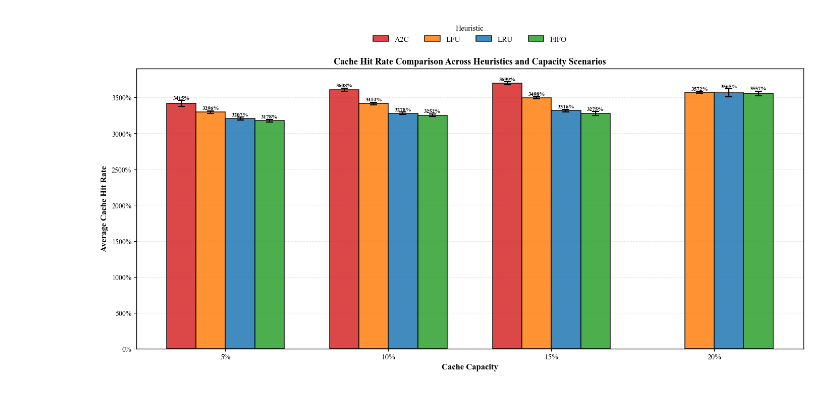
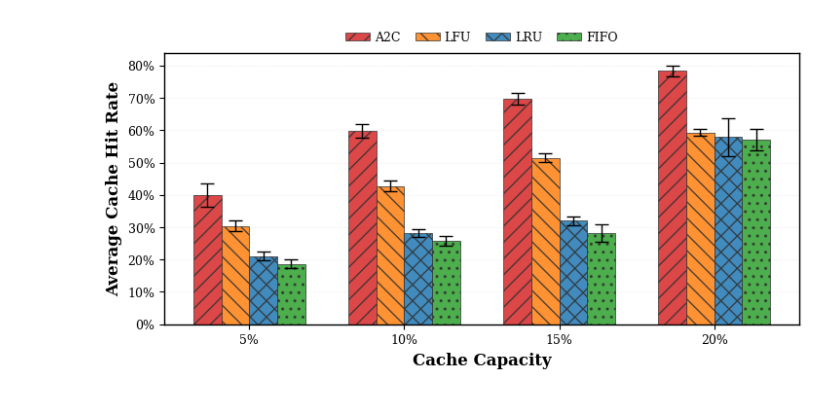
Before and after one commit to es25591/CacheVideoPredict360, a Jupyter notebook: Sources/ResultAnalysis_3.ipynb, the cells around one changed output. Drawn from its saved outputs; the diff is of its cells as text; code cells hidden in the pictures.

```diff
--- a/Sources/ResultAnalysis_3.ipynb
+++ b/Sources/ResultAnalysis_3.ipynb
@@ -769,7 +316,7 @@ CAPACITY_SCENARIOS = {
         'FIFO': os.path.join('..', 'Results', '2026-05-11_13-25'),
     },
     '20%': {
-        'A2C': os.path.join('..', 'Results', '2026-05-11_14-50'),
+        'A2C': os.path.join('..', 'Results', '2026-05-11_15-04'),
         'LFU': os.path.join('..', 'Results', '2026-05-11_13-15'),
         'LRU': os.path.join('..', 'Results', '2026-05-11_12-36'),
         'FIFO': os.path.join('..', 'Results', '2026-05-11_13-28'),
@@ -798,24 +345,23 @@ def load_multi_scenario_metrics(capacity_scenarios: dict, metrics_file: str = 'm
 
     return loaded_data
 
-def plot_heuristics_by_capacity(capacity_scenarios_data: dict, figsize=(14, 7)):
+def plot_heuristics_by_capacity(capacity_scenarios_data: dict, figsize=(7.2, 3.6)):
     """Plot cache hit rate as grouped bars: capacities on x-axis, heuristics as groups."""
 
     plt.rcParams.update({
         "font.family": "serif",
-        "font.size": 11,
-        "axes.labelsize": 12,
-        "axes.titlesize": 13,
-        "legend.fontsize": 11,
-        "xtick.labelsize": 11,
-        "ytick.labelsize": 10,
-        "axes.linewidth": 1.0,
-        "lines.linewidth": 2.0,
+        "font.size": 10,
+        "axes.labelsize": 11,
+        "axes.titlesize": 11,
+        "legend.fontsize": 9,
+        "xtick.labelsize": 9,
+        "ytick.labelsize": 9,
     })
 
     capacities = sorted(capacity_scenarios_data.keys(), key=lambda x: int(x.rstrip('%')))
     heuristics = list(capacity_scenarios_data[capacities[0]].keys())
     colors = {'LFU': '#ff7f0e', 'LRU': '#1f77b4', 'FIFO': '#2ca02c', 'A2C': '#d62728'}
+    hatches = ['//', '\\\\', 'xx', '..']
 
     fig, ax = plt.subplots(figsize=figsize, constrained_layout=True)
 
@@ -829,8 +375,8 @@ def plot_heuristics_by_capacity(capacity_scenarios_data: dict, figsize=(14, 7)):
         for capacity in capacities:
             if heuristic in capacity_scenarios_data[capacity]:
                 df = capacity_scenarios_data[capacity][heuristic]
-                avg_chr.append(df['psnr'].mean())
-                std_chr.append(df['psnr'].std())
+                avg_chr.append(df['chr'].mean())
+                std_chr.append(df['chr'].std())
             else:
                 avg_chr.append(np.nan)
                 std_chr.append(0)
@@ -845,34 +391,43 @@ def plot_heuristics_by_capacity(capacity_scenarios_data: dict, figsize=(14, 7)):
             color=colors.get(heuristic, '#7f7f7f'),
             alpha=0.85,
             capsize=5,
-            edgecolor='black',
-            linewidth=1.2,
-            error_kw={'elinewidth': 1.5, 'capthick': 1.5},
+            edgecolor='0.2',
+            linewidth=0.6,
+            error_kw={'elinewidth': 1.0, 'capthick': 1.0},
+            hatch=hatches[idx],
         )
 
-        for bar, val, std in zip(bars, avg_chr, std_chr):
-            if pd.notna(val):
-                ax.text(
-                    bar.get_x() + bar.get_width() / 2,
-                    val + (std if pd.notna(std) else 0) + 0.01,
-                    f'{val:.0%}',
-                    ha='center',
-                    va='bottom',
-                    fontsize=8,
-                    fontweight='bold',
-                )
+        # for bar, val, std in zip(bars, avg_chr, std_chr):
+        #     if pd.notna(val):
+        #         ax.text(
+        #             bar.get_x() + bar.get_width() / 2,
+        #             val + (std if pd.notna(std) else 0) + 0.01,
+        #             f'{val:.0%}',
+        #             ha='center',
+        #             va='bottom',
+        #             fontsize=8,
+        #             fontweight='bold',
+        #         )
 
     ax.set_xlabel('Cache Capacity', fontsize=12, fontweight='bold')
     ax.set_ylabel('Average Cache Hit Rate', fontsize=12, fontweight='bold')
-    ax.set_title('Cache Hit Rate Comparison Across Heuristics and Capacity Scenarios', fontsize=13, fontweight='bold')
+    # ax.set_title('Cache Hit Rate Comparison Across Heuristics and Capacity Scenarios', fontsize=13, fontweight='bold')
     ax.set_xticks(x)
     ax.set_xticklabels(capacities)
-    ax.legend(loc='upper center', bbox_to_anchor=(0.5, 1.18), ncol=len(heuristics), frameon=False, title='Heuristic')
-    ax.grid(True, alpha=0.3, axis='y', linestyle='--')
+    # ax.legend(loc='upper center', bbox_to_anchor=(0.5, 1.18), ncol=len(heuristics), frameon=False, title='Heuristic')
+    ax.legend(
+        ncol=len(heuristics),
+        frameon=False,
+        loc='upper center',
+        bbox_to_anchor=(0.5, 1.12),
+        columnspacing=1.2,
+        handletextpad=0.4
+    )
+    ax.grid(True, alpha=0.18, linewidth=0.5, axis='y', linestyle='--')
     ax.set_axisbelow(True)
     ax.yaxis.set_major_formatter(plt.FuncFormatter(lambda value, position: f'{value:.0%}'))
 
-    plt.savefig('heuristics_capacity_comparison.png', dpi=300, bbox_inches='tight')
+    plt.savefig('chr_comparison.eps', bbox_inches='tight')
     plt.show()
 
     return fig, ax
@@ -906 +463 @@ else:
-[figure, old version]
+[figure, new version]
```
Also changed, not shown: parts of 14 cells of this notebook.
